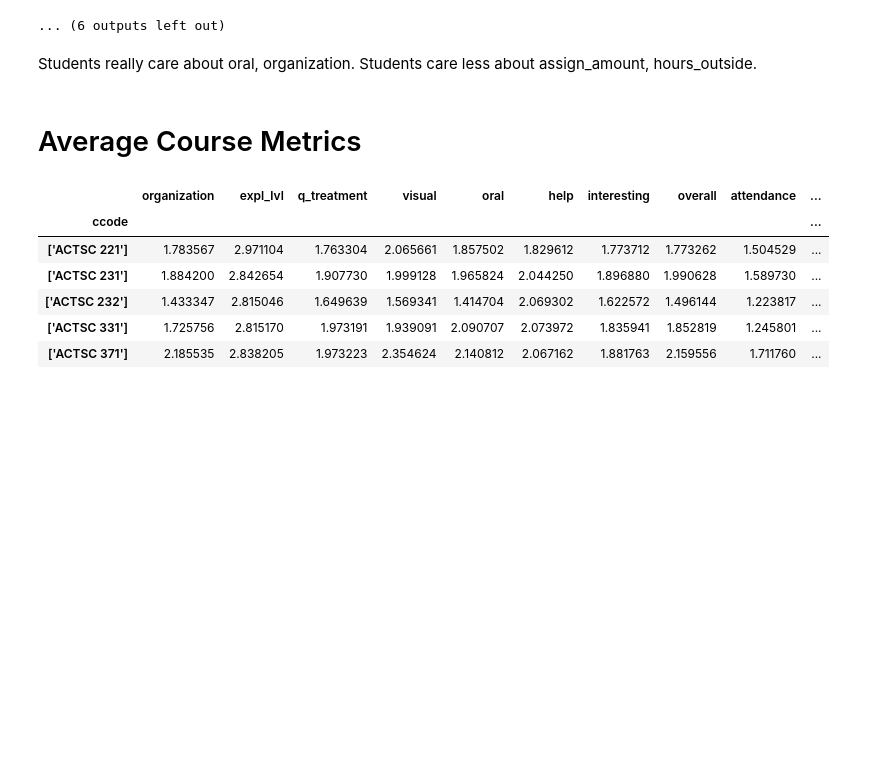
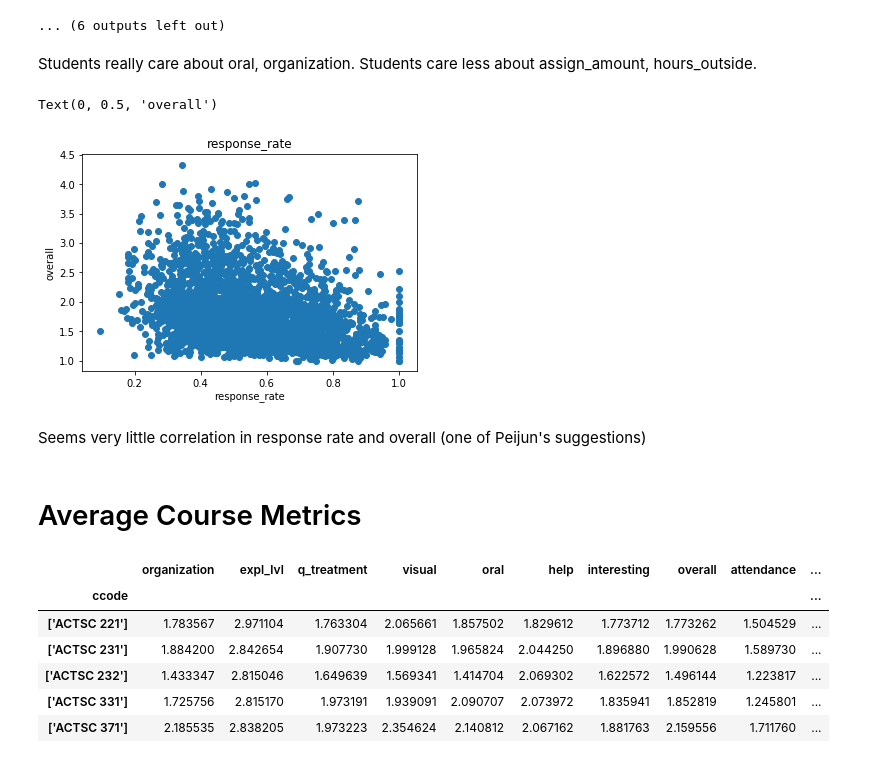
Before and after one commit to Akababa/course_eval, a Jupyter notebook: Cluster.ipynb, the cells around one changed output. Drawn from its saved outputs; the diff is of its cells as text; code cells hidden in the pictures; blank space fills up the shorter version.

```diff
--- a/Cluster.ipynb
+++ b/Cluster.ipynb
@@ -20,7 +20,7 @@ salaries.head()
 | Achim Kempf | Professor | 187834.44 | 395.88 |
 | Ada Barlatt | Assistant Professor | 102159.48 | 359.08 |
 # %%
-evals = pd.read_csv("averages.csv")
+evals = pd.read_csv("averages_enrol.csv")
 evals[["term"]]=pd.Categorical(evals.term)
 evals[["section"]]=pd.Categorical(evals.section)
 evals["response_rate"] = evals.num_responses / evals.enrolled
@@ -72,6 +72,16 @@ for col in df.columns[3:-2]:
 ... (6 outputs left out)
 # %% [markdown]
 Students really care about oral, organization. Students care less about assign_amount, hours_outside.
+# %%
+plt.scatter(df["response_rate"], df["overall"])
+plt.title("response_rate")
+plt.xlabel("response_rate")
+plt.ylabel("overall")
+# %% [output]
+Text(0, 0.5, 'overall')
+[figure, added]
+# %% [markdown]
+Seems very little correlation in response rate and overall (one of Peijun's suggestions)
 # %% [markdown]
 # Average Course Metrics
 # %%
```
Also changed, not shown: parts of 4 cells of this notebook, 2 other files.
